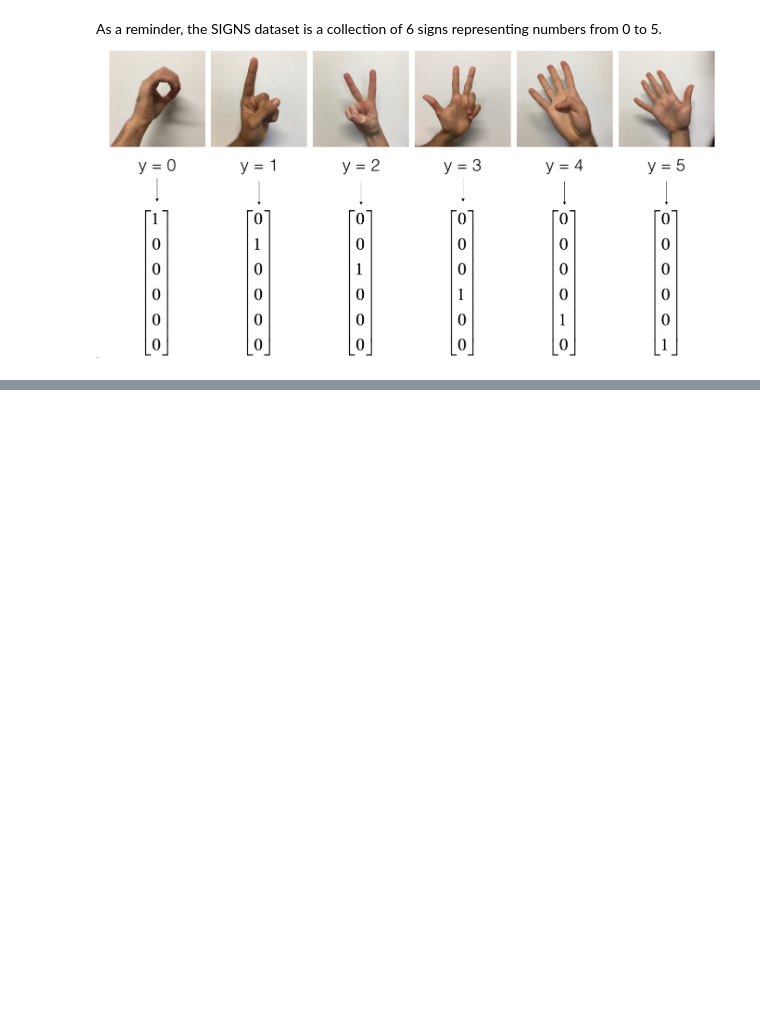
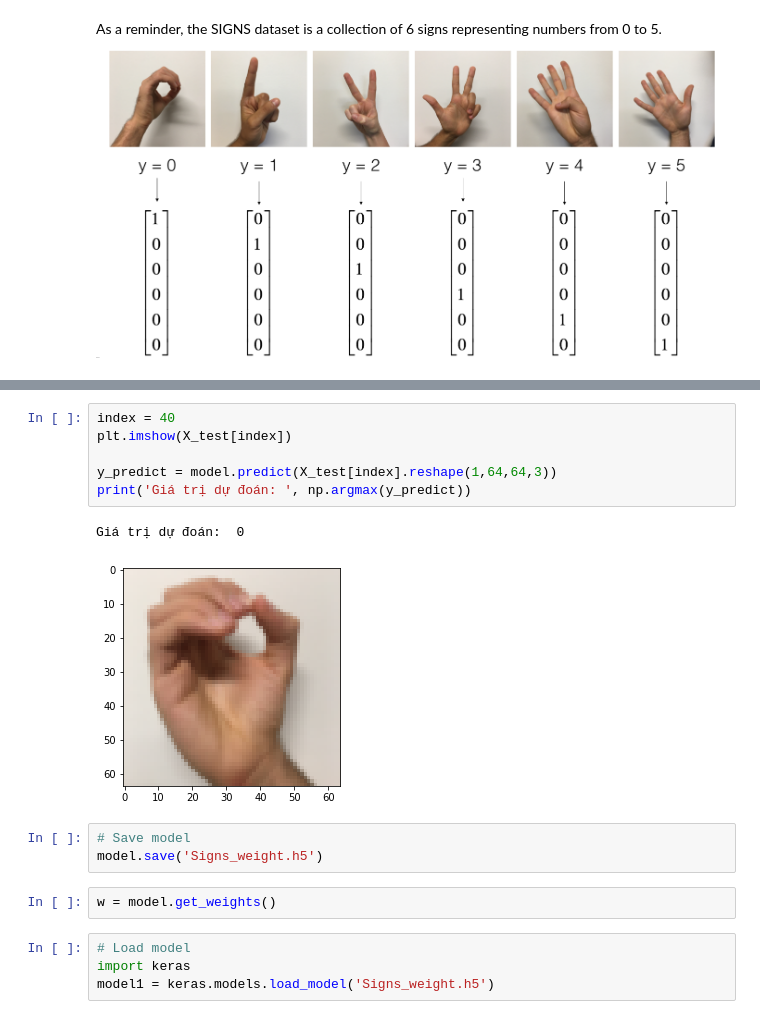
Before and after one commit to lehanh19/DeepLearning, a Jupyter notebook: ConvolutionNeuralNetWork/Convolutional_Model/Convolutional_model_application.ipynb, the cells around one changed output, grey strips where cells are left out. Saved outputs shown, nothing was run; the diff lists cells and outputs as text; blank space fills up the shorter version.

```diff
--- a/ConvolutionNeuralNetWork/Convolutional_Model/Convolutional_model_application.ipynb
+++ b/ConvolutionNeuralNetWork/Convolutional_Model/Convolutional_model_application.ipynb
@@ -16,0 +148,18 @@ As a reminder, the SIGNS dataset is a collection of 6 signs representing numbers
+# %%
+index = 40
+plt.imshow(X_test[index])
+
+y_predict = model.predict(X_test[index].reshape(1,64,64,3))
+print('Giá trị dự đoán: ', np.argmax(y_predict))
+# %% [output]
+Giá trị dự đoán:  0
+[figure, added]
+# %%
+# Save model
+model.save('Signs_weight.h5')
+# %%
+w = model.get_weights()
+# %%
+# Load model
+import keras
+model1 = keras.models.load_model('Signs_weight.h5')
```
Also changed, not shown: parts of 13 cells of this notebook, 2 other files.
